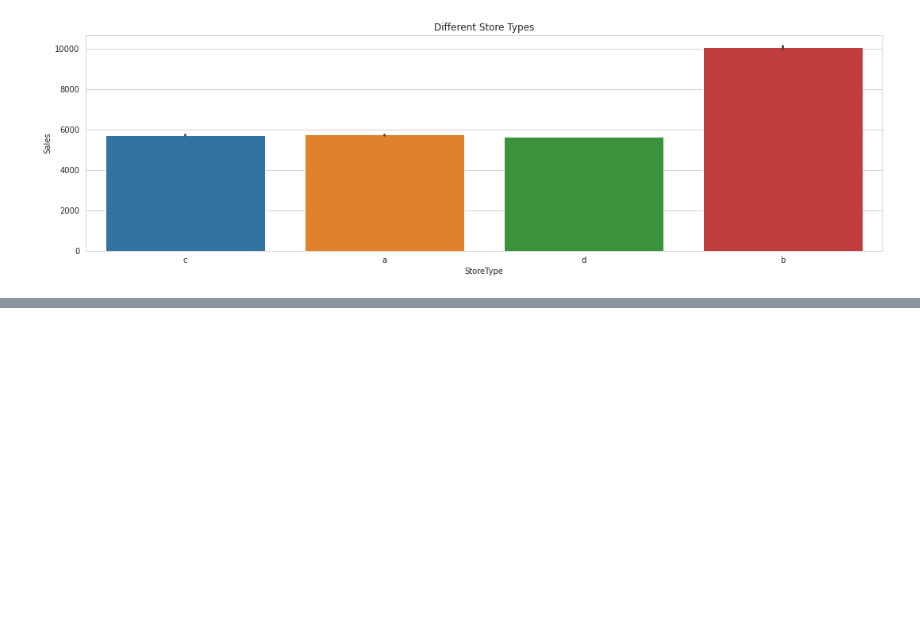
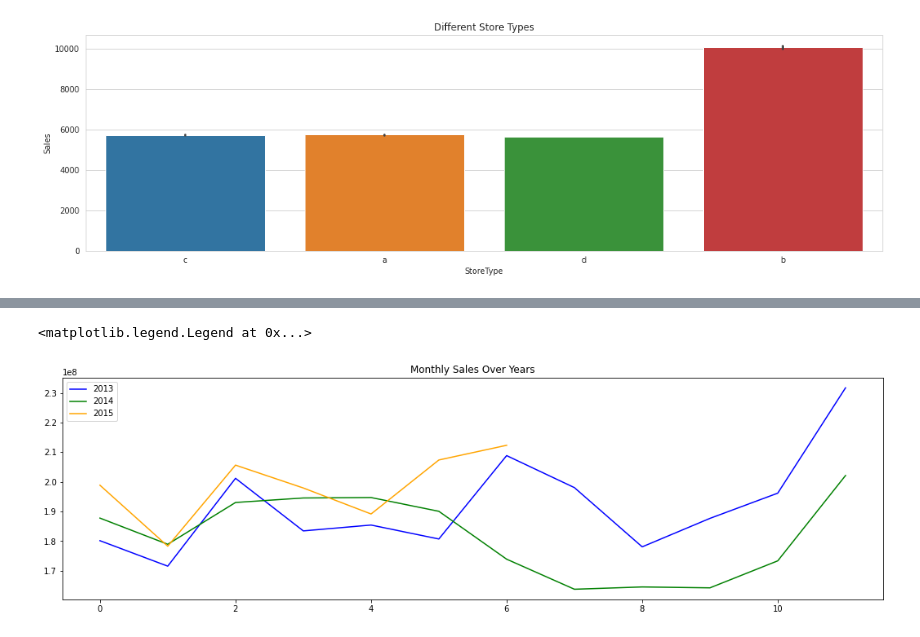
Before and after one commit to krishna9734/Rossmann-Sales-Prediction, a Jupyter notebook: Rossmann_Sales_Prediction_Capstone_Project.ipynb, the cells around one changed output, grey strips where cells are left out. Cells and saved outputs as stored; diff of their text form; code cells hidden in the pictures; blank space fills up the shorter version.

```diff
--- a/Rossmann_Sales_Prediction_Capstone_Project.ipynb
+++ b/Rossmann_Sales_Prediction_Capstone_Project.ipynb
@@ -303,0 +330,30 @@ sns.barplot(x = 'StoreType', y = 'Sales', data = merged_df);
+# %%
+# Let's check monthly Sales and Customers over the years
+# Creating variables for sales over the years
+sales_df_2013 = merged_df[merged_df['Year']== 2013]
+sales_df_2014 = merged_df[merged_df['Year']==2014]
+sales_df_2015 = merged_df[merged_df['Year']== 2015]
+# Creating variables for customers over the years
+customers_df_2013 = merged_df[merged_df['Year']== 2013]
+customers_df_2014 = merged_df[merged_df['Year']==2014]
+customers_df_2015 = merged_df[merged_df['Year']== 2015]
+# %%
+# Creating variables for sales over the months
+sales_2013 = sales_df_2013.groupby('Month')['Sales'].sum().reset_index()
+sales_2014 = sales_df_2014.groupby('Month')['Sales'].sum().reset_index()
+sales_2015 = sales_df_2015.groupby('Month')['Sales'].sum().reset_index()
+# Creating variables for customers over the months
+customers_2013 = customers_df_2013.groupby('Month')['Customers'].sum().reset_index()
+customers_2014 = customers_df_2014.groupby('Month')['Customers'].sum().reset_index()
+customers_2015 = customers_df_2015.groupby('Month')['Customers'].sum().reset_index()
+# %%
+# Plotting the sales through timeline
+plt.figure(figsize=(18,5))
+plt.title('Monthly Sales Over Years')
+plt.plot(sales_2013.loc[:,'Sales'],label='2013',color='blue')
+plt.plot(sales_2014.loc[:,'Sales'],label='2014',color='green')
+plt.plot(sales_2015.loc[:,'Sales'],label='2015',color='orange')
+plt.legend()
+# %% [output]
+<matplotlib.legend.Legend at 0x...>
+[figure, added]
```
Also changed, not shown: parts of 32 cells of this notebook.
